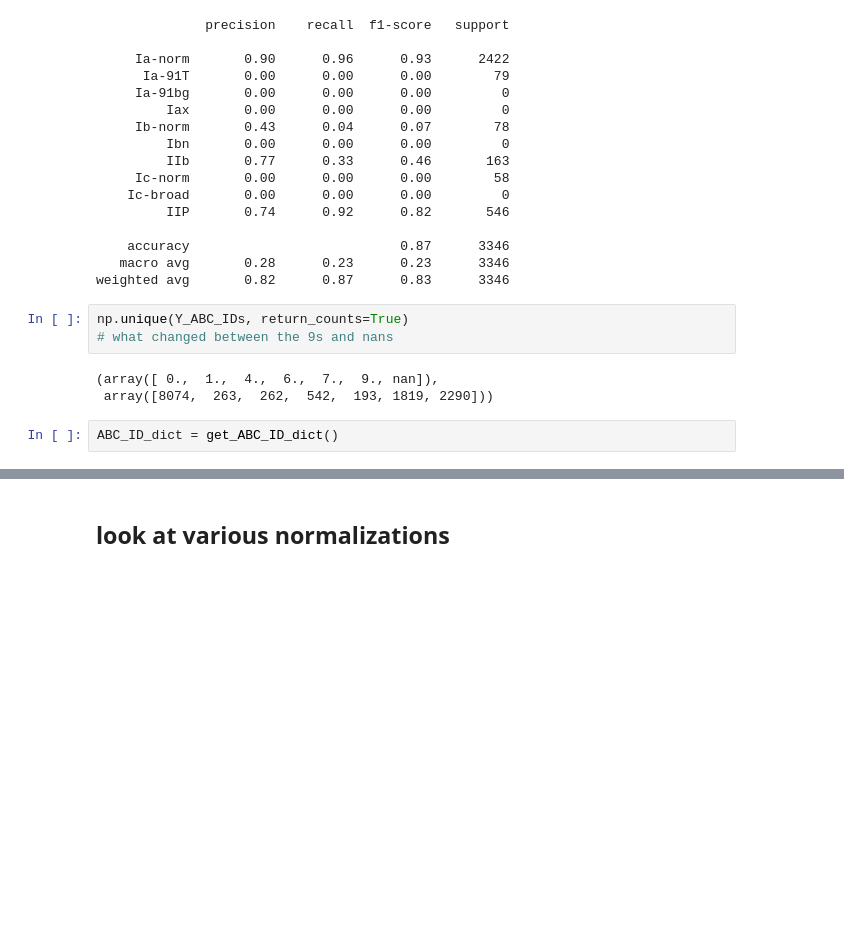
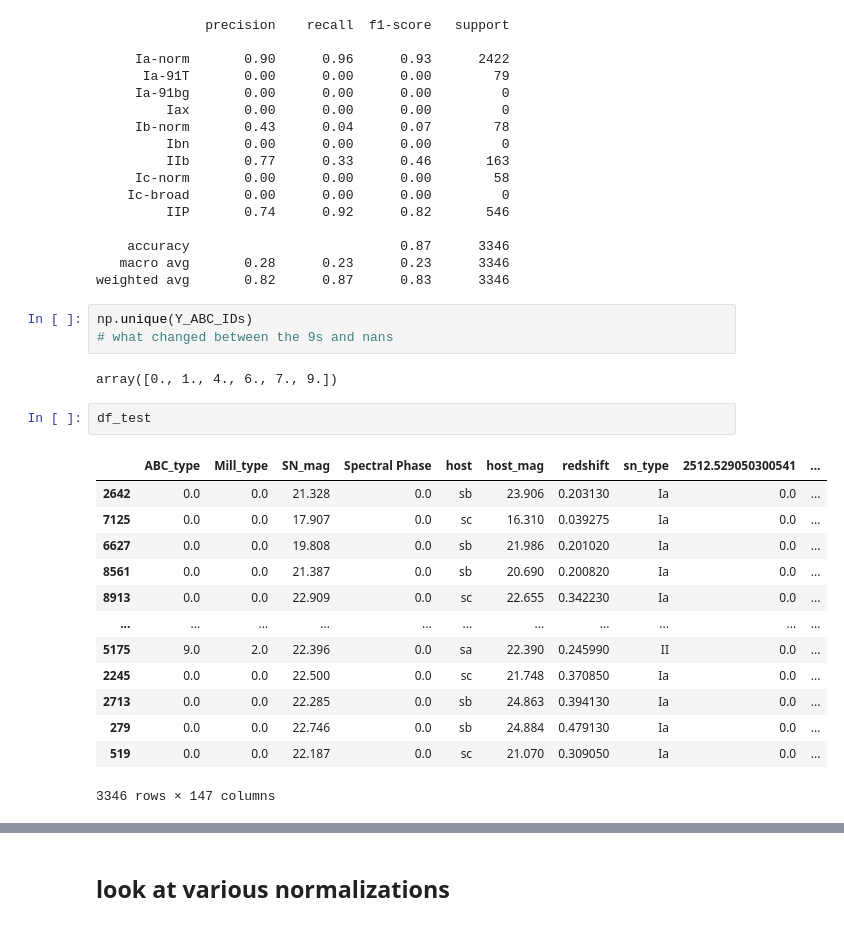
Before and after one commit to Ajb2307/Milligan_ABC-SN, a Jupyter notebook: retraining.ipynb, the cells around one changed output, grey strips where cells are left out. Drawn from its saved outputs; the diff is of its cells as text; blank space fills up the shorter version.

```diff
--- a/retraining.ipynb
+++ b/retraining.ipynb
@@ -219,11 +250,24 @@ print(cr)
    macro avg       0.28      0.23      0.23      3346
 weighted avg       0.82      0.87      0.83      3346
 # %%
-np.unique(Y_ABC_IDs, return_counts=True)
+np.unique(Y_ABC_IDs)
 # what changed between the 9s and nans
 # %% [output]
-(array([ 0.,  1.,  4.,  6.,  7.,  9., nan]),
- array([8074,  263,  262,  542,  193, 1819, 2290]))
+array([0., 1., 4., 6., 7., 9.])
-# %%
-ABC_ID_dict = get_ABC_ID_dict()
+# %%
+df_test
+# %% [output]
+|  | ABC_type | Mill_type | SN_mag | Spectral Phase | host | host_mag | redshift | sn_type | 2512.529050300541 | ... |
+| 2642 | 0.0 | 0.0 | 21.328 | 0.0 | sb | 23.906 | 0.203130 | Ia | 0.0 | ... |
+| 7125 | 0.0 | 0.0 | 17.907 | 0.0 | sc | 16.310 | 0.039275 | Ia | 0.0 | ... |
+| 6627 | 0.0 | 0.0 | 19.808 | 0.0 | sb | 21.986 | 0.201020 | Ia | 0.0 | ... |
+| 8561 | 0.0 | 0.0 | 21.387 | 0.0 | sb | 20.690 | 0.200820 | Ia | 0.0 | ... |
+| 8913 | 0.0 | 0.0 | 22.909 | 0.0 | sc | 22.655 | 0.342230 | Ia | 0.0 | ... |
+| ... | ... | ... | ... | ... | ... | ... | ... | ... | ... | ... |
+| 5175 | 9.0 | 2.0 | 22.396 | 0.0 | sa | 22.390 | 0.245990 | II | 0.0 | ... |
+| 2245 | 0.0 | 0.0 | 22.500 | 0.0 | sc | 21.748 | 0.370850 | Ia | 0.0 | ... |
+| 2713 | 0.0 | 0.0 | 22.285 | 0.0 | sb | 24.863 | 0.394130 | Ia | 0.0 | ... |
+| 279 | 0.0 | 0.0 | 22.746 | 0.0 | sb | 24.884 | 0.479130 | Ia | 0.0 | ... |
+| 519 | 0.0 | 0.0 | 22.187 | 0.0 | sc | 21.070 | 0.309050 | Ia | 0.0 | ... |
+3346 rows × 147 columns
 # %%
```
Also changed, not shown: parts of 16 cells of this notebook.
